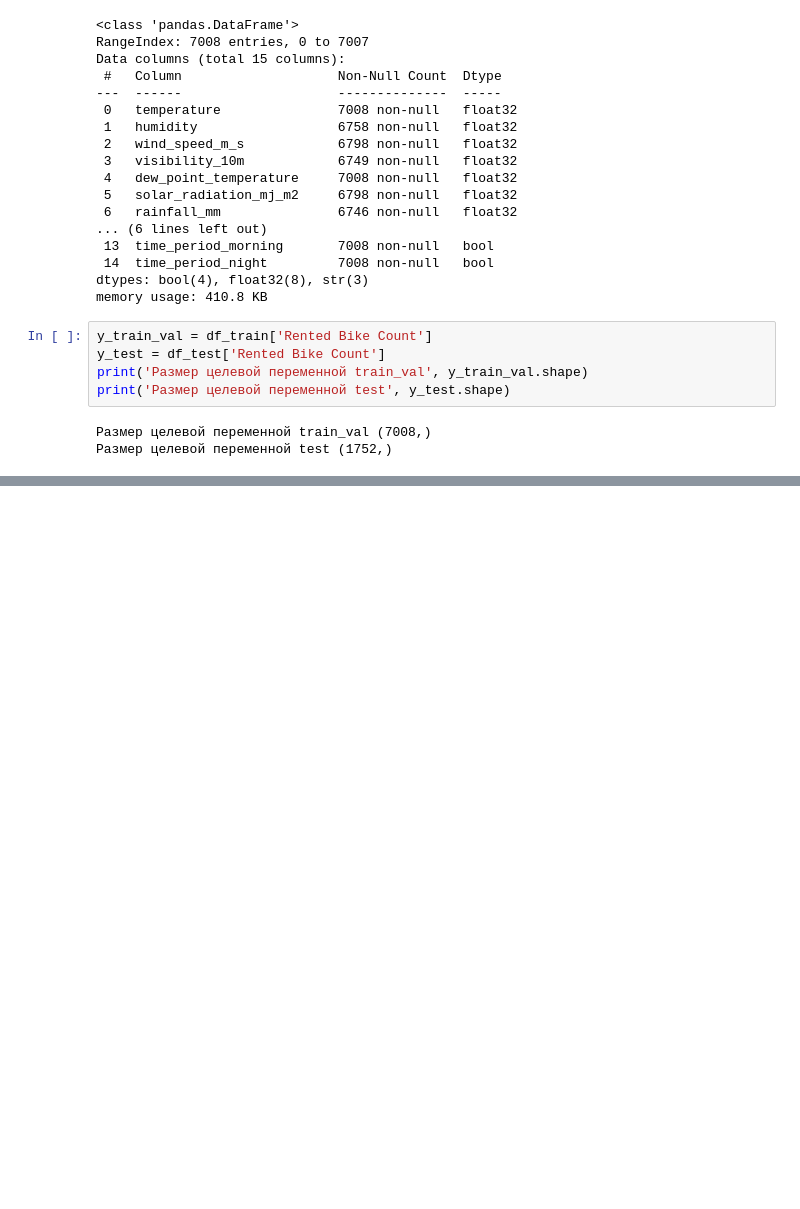
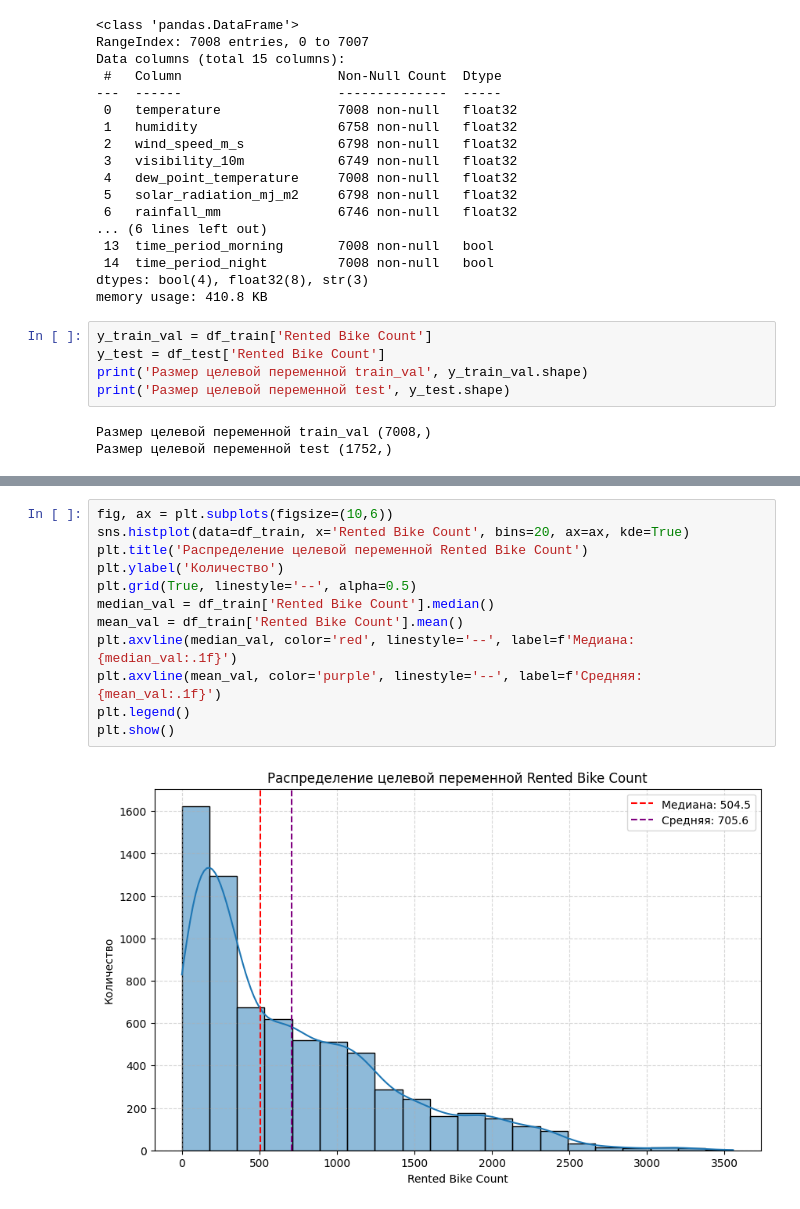
Before and after one commit to TemaQDX/sprint_14_project_bikesouth, a Jupyter notebook: sprint_14_project_bikesouth_Artem_Burov.ipynb, the cells around one changed output, grey strips where cells are left out. Drawn from its saved outputs; the diff is of its cells as text; blank space fills up the shorter version.

```diff
--- a/sprint_14_project_bikesouth_Artem_Burov.ipynb
+++ b/sprint_14_project_bikesouth_Artem_Burov.ipynb
@@ -455,0 +499,14 @@ AttributeError: Can't get attribute '_RemainderColsList' on <module 'sklearn.com
+# %%
+fig, ax = plt.subplots(figsize=(10,6))
+sns.histplot(data=df_train, x='Rented Bike Count', bins=20, ax=ax, kde=True)
+plt.title('Распределение целевой переменной Rented Bike Count')
+plt.ylabel('Количество')
+plt.grid(True, linestyle='--', alpha=0.5)
+median_val = df_train['Rented Bike Count'].median()
+mean_val = df_train['Rented Bike Count'].mean()
+plt.axvline(median_val, color='red', linestyle='--', label=f'Медиана: {median_val:.1f}')
+plt.axvline(mean_val, color='purple', linestyle='--', label=f'Средняя: {mean_val:.1f}')
+plt.legend()
+plt.show()
+# %% [output]
+[figure, added]
```
Also changed, not shown: parts of 12 cells of this notebook.
